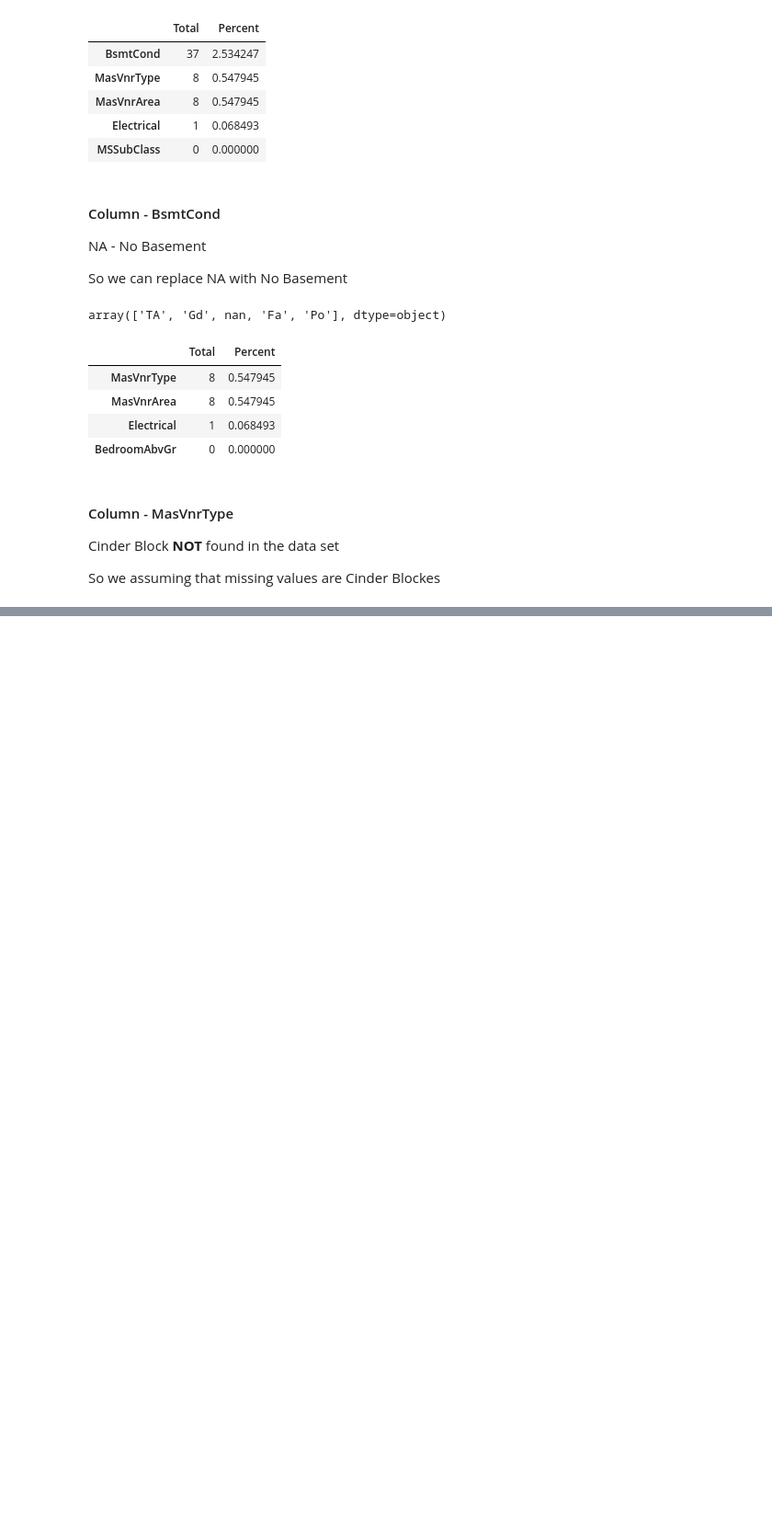
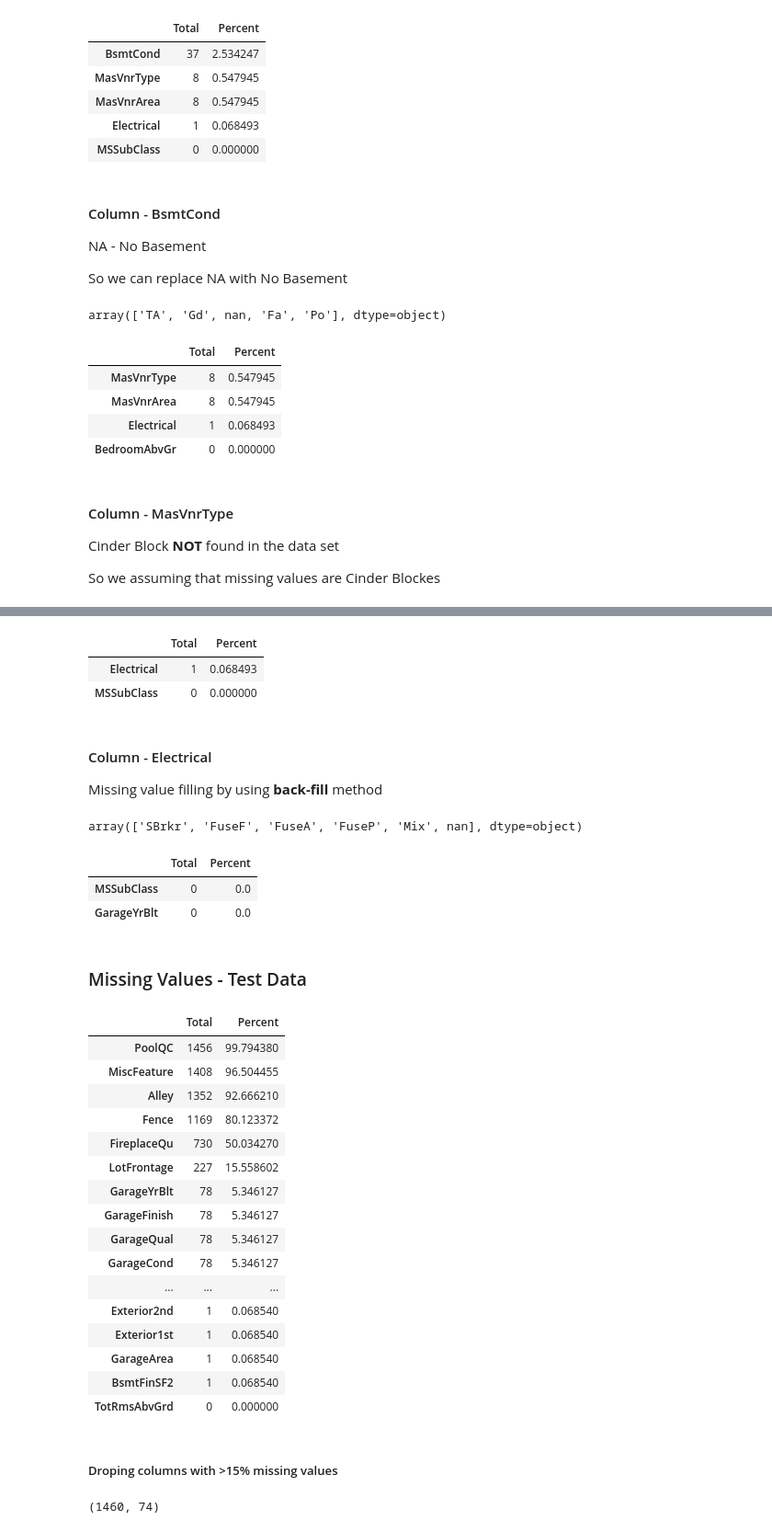
Before and after one commit to naseemap47/predictHousePrices-MachineLearning-python, a Jupyter notebook: jupyter_notebook.ipynb, the cells around one changed output, grey strips where cells are left out. Shown at 92% size. Drawn from its saved outputs; the diff is of its cells as text; code cells hidden in the pictures; blank space fills up the shorter version.

Commit message:
removed columns with >15% missing values, data cleaned in Garage columns - Test Data

```diff
--- a/jupyter_notebook.ipynb
+++ b/jupyter_notebook.ipynb
@@ -360,0 +396,54 @@ So  we assuming that missing values are Cinder Blockes
+# %%
+data.MasVnrArea = data.MasVnrArea.fillna(method='bfill',
+                                         axis=0)
+missing_values(data, 2)
+# %% [output]
+|  | Total | Percent |
+| Electrical | 1 | 0.068493 |
+| MSSubClass | 0 | 0.000000 |
+# %% [markdown]
+#### Column - Electrical
+Missing value filling by using **back-fill** method
+# %%
+data.Electrical.unique()
+# %% [output]
+array(['SBrkr', 'FuseF', 'FuseA', 'FuseP', 'Mix', nan], dtype=object)
+# %%
+data.Electrical = data.Electrical.fillna(method='bfill',
+                                        axis=0)
+missing_values(data, 2)
+# %% [output]
+|  | Total | Percent |
+| MSSubClass | 0 | 0.0 |
+| GarageYrBlt | 0 | 0.0 |
+# %% [markdown]
+### Missing Values - Test Data
+# %%
+missing_values(data_test, 34)
+# %% [output]
+|  | Total | Percent |
+| PoolQC | 1456 | 99.794380 |
+| MiscFeature | 1408 | 96.504455 |
+| Alley | 1352 | 92.666210 |
+| Fence | 1169 | 80.123372 |
+| FireplaceQu | 730 | 50.034270 |
+| LotFrontage | 227 | 15.558602 |
+| GarageYrBlt | 78 | 5.346127 |
+| GarageFinish | 78 | 5.346127 |
+| GarageQual | 78 | 5.346127 |
+| GarageCond | 78 | 5.346127 |
+| ... | ... | ... |
+| Exterior2nd | 1 | 0.068540 |
+| Exterior1st | 1 | 0.068540 |
+| GarageArea | 1 | 0.068540 |
+| BsmtFinSF2 | 1 | 0.068540 |
+| TotRmsAbvGrd | 0 | 0.000000 |
+# %% [markdown]
+##### Droping columns with >15% missing values
+# %%
+data_test = data_test.drop(['PoolQC', 'MiscFeature', 'Alley',
+                  'Fence', 'FireplaceQu', 'LotFrontage'],
+                 axis=1)
+data.shape
+# %% [output]
+(1460, 74)
```
Also changed, not shown: parts of 16 cells of this notebook.
